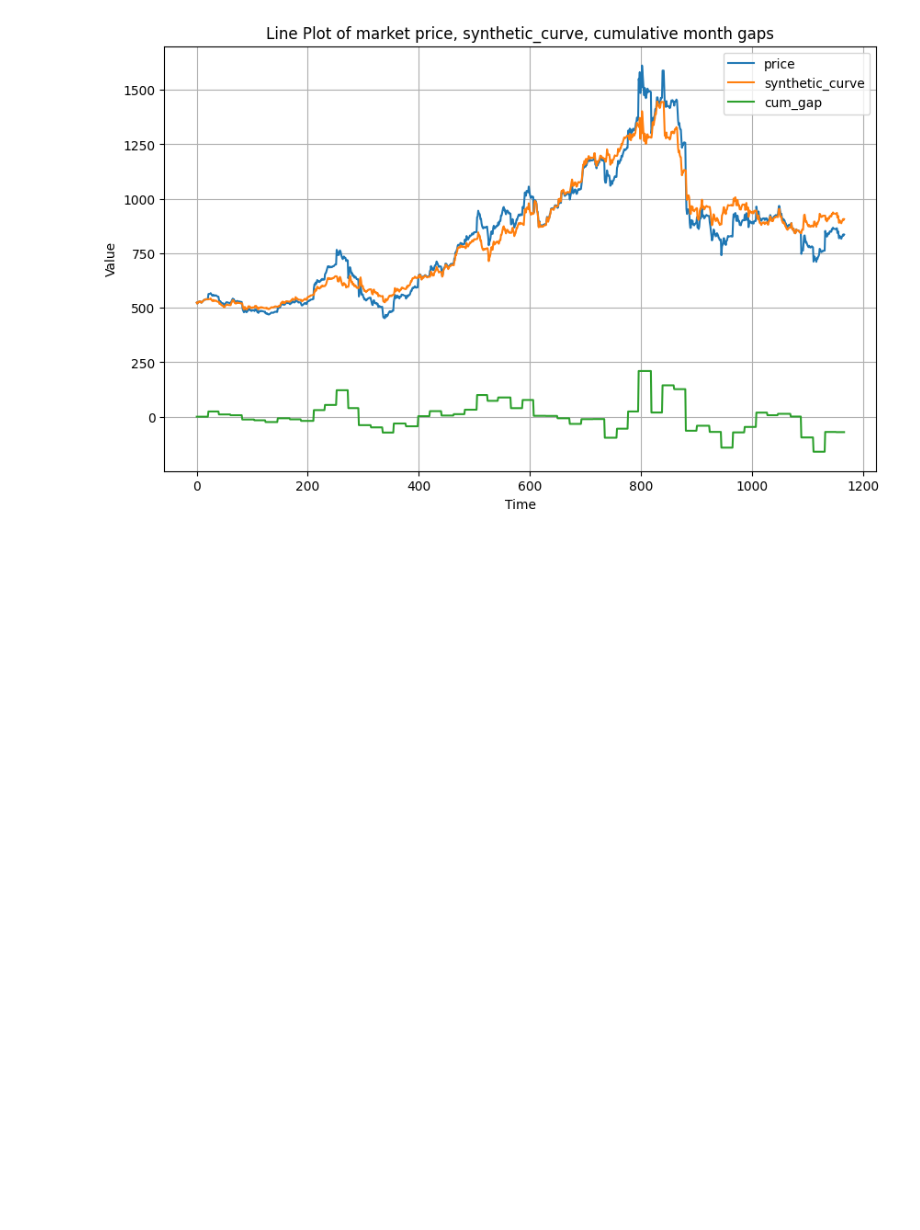
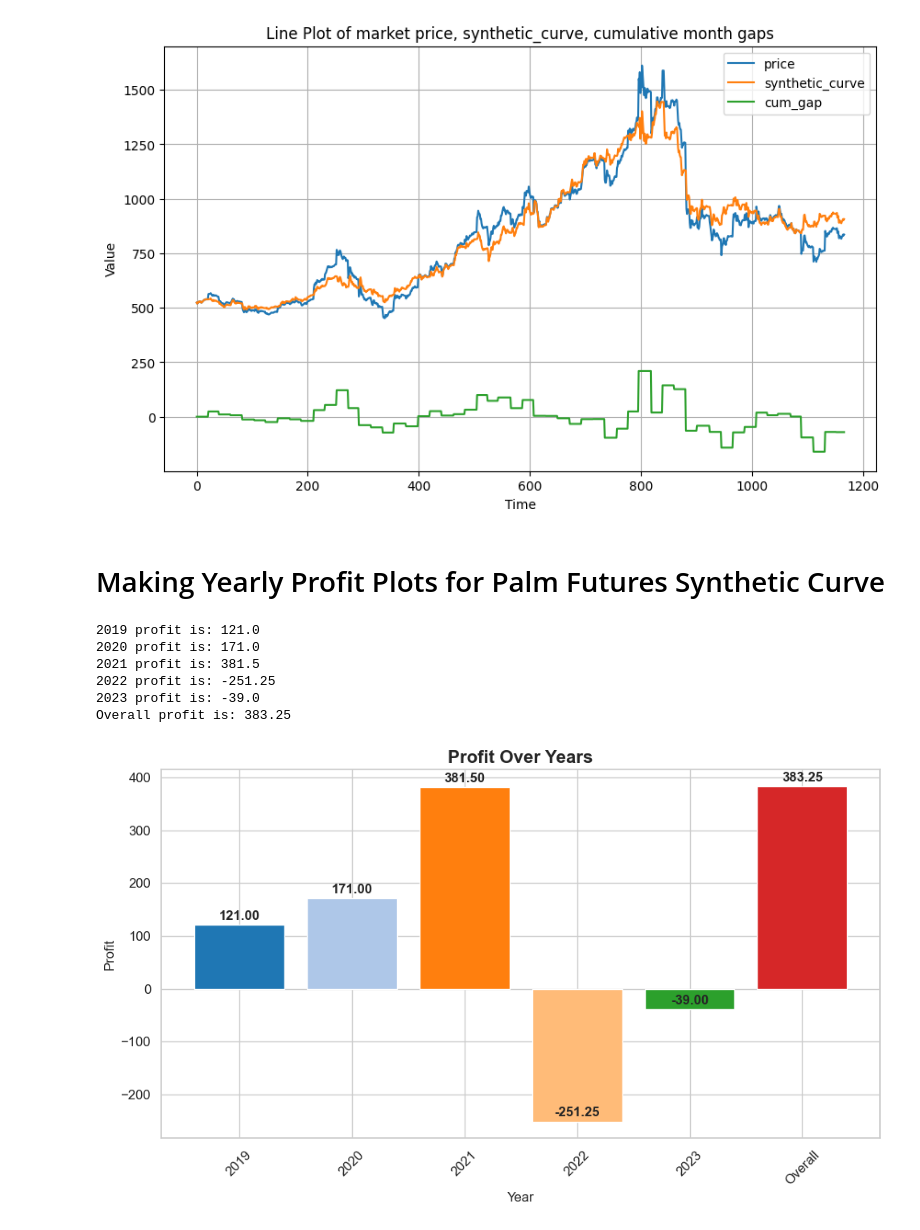
Before and after one commit to HJIzt/futures_assignment, a Jupyter notebook: palm_futures_part_b_c_setup.ipynb, the cells around one changed output. Drawn from its saved outputs; the diff is of its cells as text; code cells hidden in the pictures; blank space fills up the shorter version.

```diff
--- a/palm_futures_part_b_setup.ipynb
+++ b/palm_futures_part_b_c_setup.ipynb
@@ -253,3 +253,5 @@ plt.grid(True)
 plt.show()
 # %% [output]
 [figure]
+# %% [markdown]
+# Making Yearly Profit Plots for Palm Futures Synthetic Curve
@@ -255,0 +270,57 @@ plt.show()
+# %%
+profit_2019 = palm_2019["synthetic_curve"].iloc[-1] - palm_2019["synthetic_curve"].iloc[0]
+print("2019 profit is: " + str(profit_2019))
+
+profit_2020 = palm_2020["synthetic_curve"].iloc[-1] - palm_2020["synthetic_curve"].iloc[0]
+print("2020 profit is: " + str(profit_2020))
+
+profit_2021 = palm_2021["synthetic_curve"].iloc[-1] - palm_2021["synthetic_curve"].iloc[0]
+print("2021 profit is: " + str(profit_2021))
+
+profit_2022 = palm_2022["synthetic_curve"].iloc[-1] - palm_2022["synthetic_curve"].iloc[0]
+print("2022 profit is: " + str(profit_2022))
+
+profit_2023 = palm_2023["synthetic_curve"].iloc[-1] - palm_2023["synthetic_curve"].iloc[0]
+print("2023 profit is: " + str(profit_2023))
+
+profit_overall = palm_futures["synthetic_curve"].iloc[-1] - palm_futures["synthetic_curve"].iloc[0]
+print("Overall profit is: " + str(profit_overall))
+# %% [output]
+2019 profit is: 121.0
+2020 profit is: 171.0
+2021 profit is: 381.5
+2022 profit is: -251.25
+2023 profit is: -39.0
+Overall profit is: 383.25
+# %%
+
+import seaborn as sns
+
+# Set seaborn style
+sns.set(style="whitegrid")
+
+# Define the profit values and corresponding years
+profit_values = [profit_2019, profit_2020, profit_2021, profit_2022, profit_2023, profit_overall]
+years = ['2019', '2020', '2021', '2022', '2023', 'Overall']
+
+# Define custom colors
+colors = ['#1f77b4', '#aec7e8', '#ff7f0e', '#ffbb78', '#2ca02c', '#d62728']
+
+# Create a bar plot
+plt.figure(figsize=(10, 6))  # Adjust the figure size as needed
+bars = plt.bar(years, profit_values, color=colors)
+
+# Add value labels above each bar
+for bar, value in zip(bars, profit_values):
+    plt.text(bar.get_x() + bar.get_width() / 2, bar.get_height() + 5, f'{value:.2f}', ha='center', va='bottom', fontweight='bold')
+
+plt.xlabel('Year')
+plt.ylabel('Profit')
+plt.title('Profit Over Years', fontsize=16, fontweight='bold')
+plt.xticks(rotation=45, fontsize=12)
+plt.yticks(fontsize=12)
+plt.tight_layout()  # Adjust layout to prevent clipping of labels
+plt.savefig("professional_plot.png", dpi=300)  # Save the plot to a file at high resolution
+plt.show()
+# %% [output]
+[figure, added]
```
Also changed, not shown: parts of 2 cells of this notebook, 3 other files.
